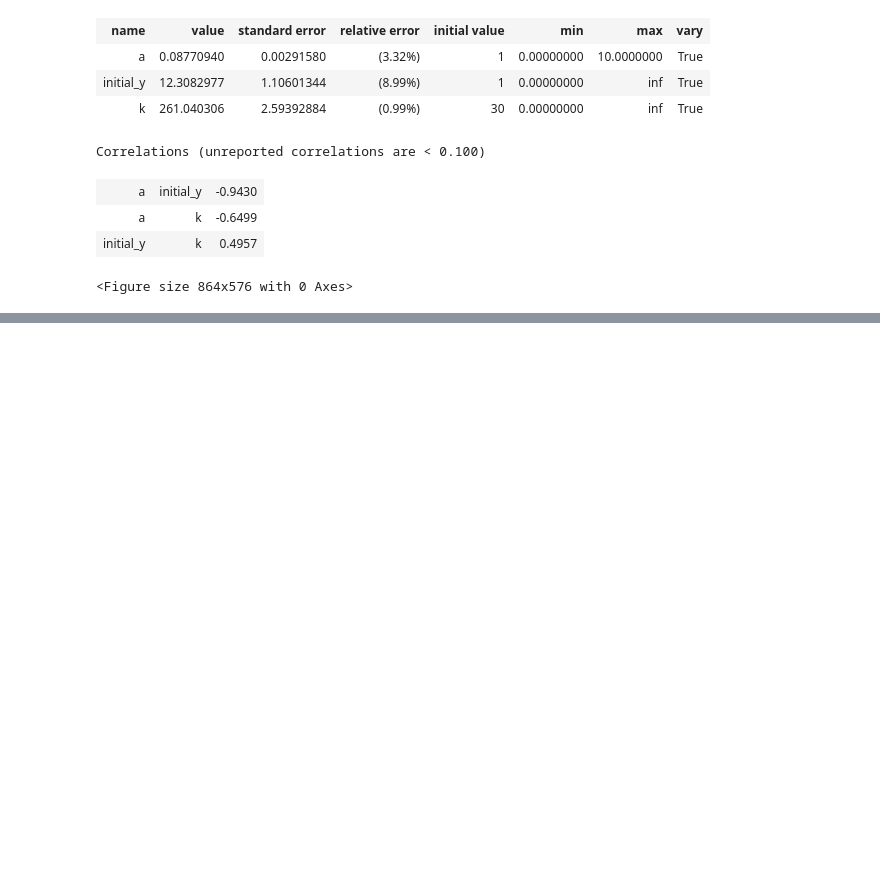
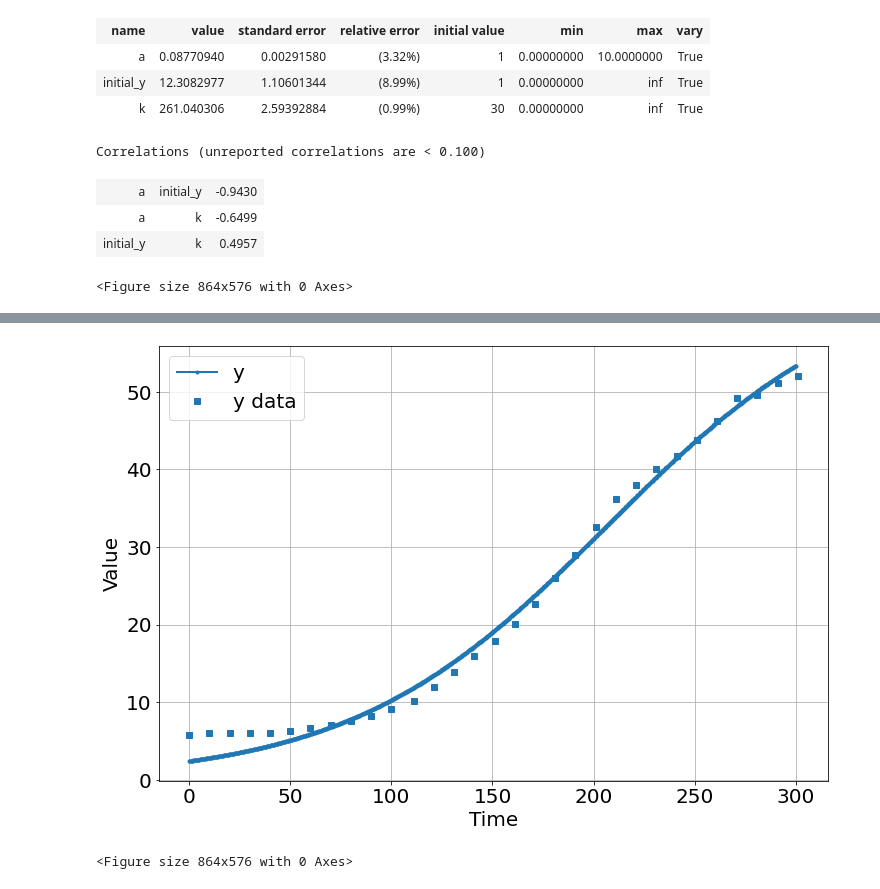
Before and after one commit to bblais/Computer-Programming-for-the-Sciences-Spring-2022, a Jupyter notebook: Sprint #3 - Parameter Fitting and Scientific Questions/2022-03-22 - lmfit with pyndamics.ipynb, the cells around one changed output, grey strips where cells are left out. Saved outputs shown, nothing was run; the diff lists cells and outputs as text; code cells hidden in the pictures; blank space fills up the shorter version.

```diff
--- a/Sprint #3 - Parameter Fitting and Scientific Questions/2022-03-22 - lmfit with pyndamics.ipynb
+++ b/Sprint #3 - Parameter Fitting and Scientific Questions/2022-03-22 - lmfit with pyndamics.ipynb
@@ -187,0 +294,5 @@ Correlations (unreported correlations are < 0.100)
+# %%
+sim.run(300)
+# %% [output]
+[figure, added]
+<Figure size 864x576 with 0 Axes>
```
Also changed, not shown: parts of 9 cells of this notebook, 7 other files.
